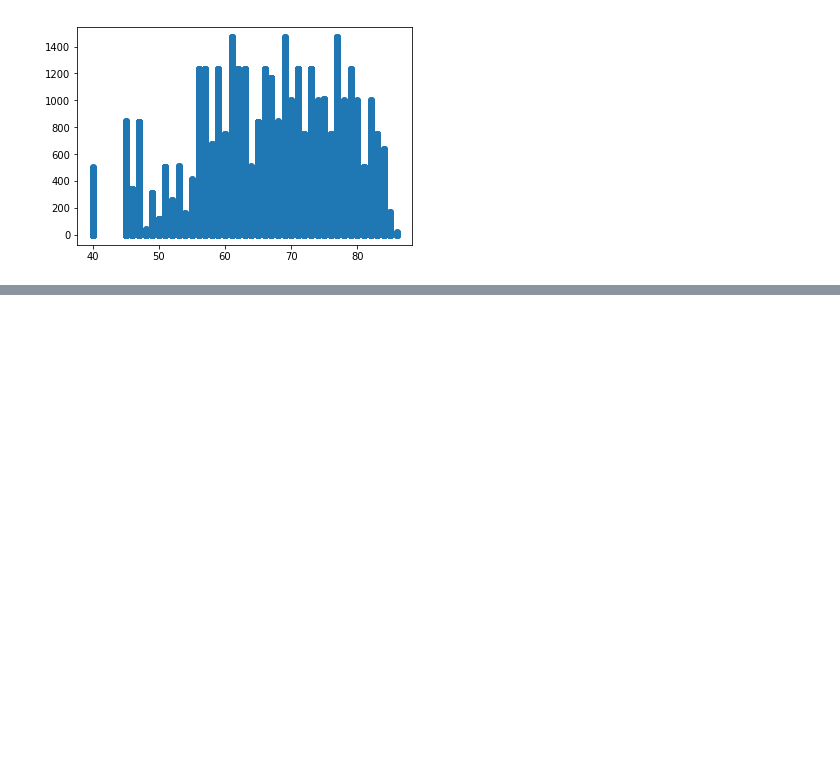
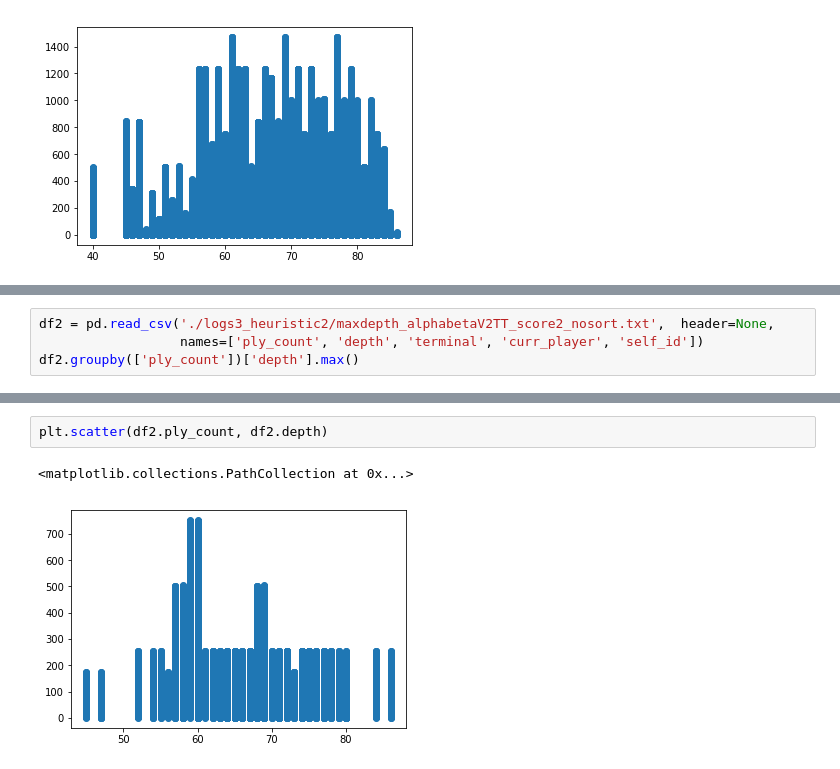
Before and after one commit to wwymak/udacity-ai-nd-projects, a Jupyter notebook: 3_Adversarial Search/game analysis 1.ipynb, the cells around one changed output, grey strips where cells are left out. Drawn from its saved outputs; the diff is of its cells as text; blank space fills up the shorter version.

```diff
--- a/3_Adversarial Search/game analysis 1.ipynb
+++ b/3_Adversarial Search/game analysis 1.ipynb
@@ -69,0 +132,4 @@ plt.scatter(terminal3.ply_count, terminal3.depth)
+# %%
+df2 = pd.read_csv('./logs3_heuristic2/maxdepth_alphabetaV2TT_score2_nosort.txt',  header=None,
+                  names=['ply_count', 'depth', 'terminal', 'curr_player', 'self_id'])
+df2.groupby(['ply_count'])['depth'].max()
@@ -69,0 +154,5 @@ plt.scatter(terminal3.ply_count, terminal3.depth)
+# %%
+plt.scatter(df2.ply_count, df2.depth)
+# %% [output]
+<matplotlib.collections.PathCollection at 0x...>
+[figure, added]
```
Also changed, not shown: parts of 18 cells of this notebook, 20 other files.
